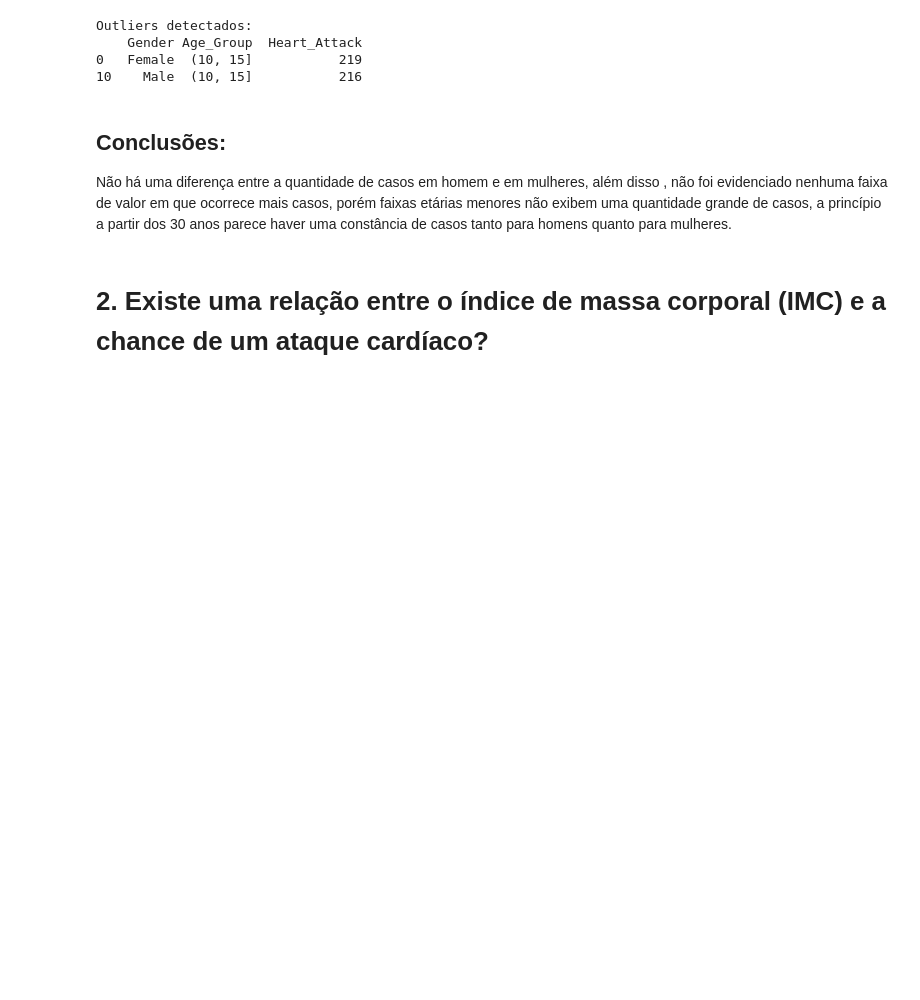
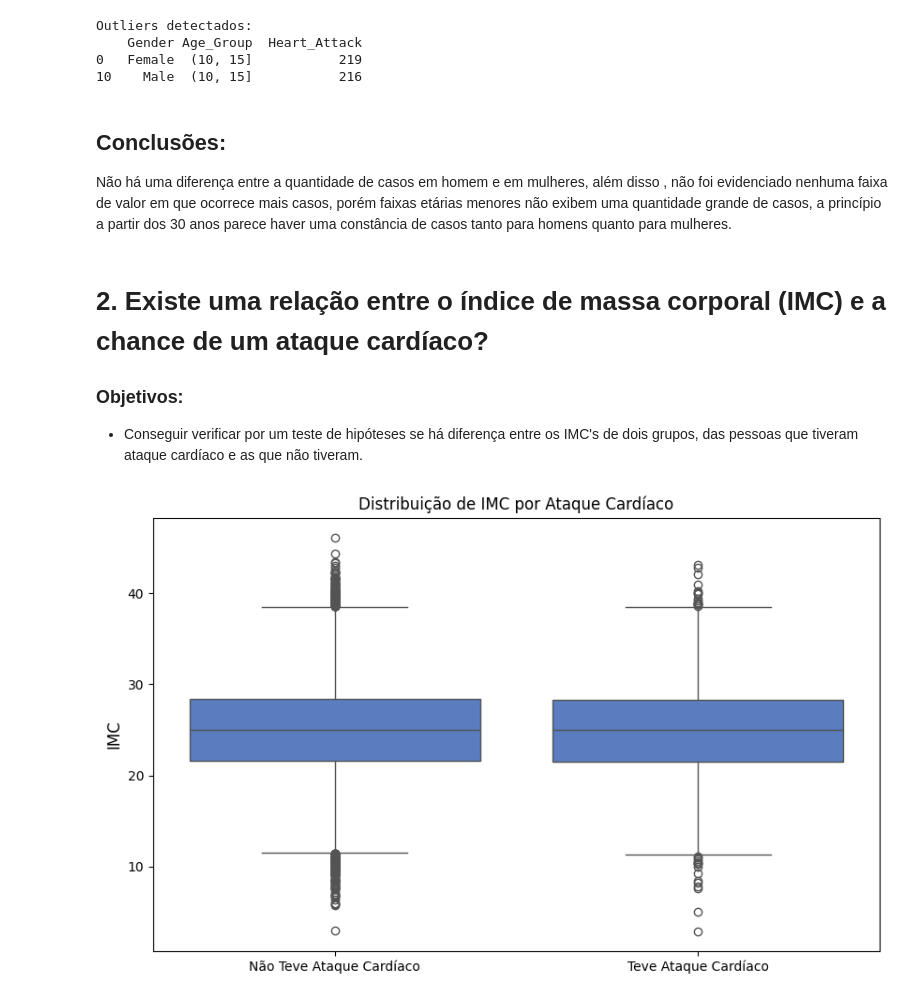
Before and after one commit to Gui-Leao/Heart-Attack-Prediction, a Jupyter notebook: EDA.ipynb, the cells around one changed output. Drawn from its saved outputs; the diff is of its cells as text; code cells hidden in the pictures; blank space fills up the shorter version.

```diff
--- a/EDA.ipynb
+++ b/EDA.ipynb
@@ -230,3 +232,5 @@ Outliers detectados:
 Não há uma diferença entre a quantidade de casos em homem e em mulheres, além disso , não foi evidenciado nenhuma faixa de valor em que ocorrece mais casos, porém faixas etárias menores não exibem uma quantidade grande de casos, a princípio a partir dos 30 anos parece haver uma constância de casos tanto para homens quanto para mulheres.
 # %% [markdown]
 # 2. Existe uma relação entre o índice de massa corporal (IMC) e a chance de um ataque cardíaco?
+### Objetivos:
+- Conseguir verificar por um teste de hipóteses se há diferença entre os IMC's de dois grupos, das pessoas que tiveram ataque cardíaco e as que não tiveram.
@@ -232,0 +243,16 @@ Não há uma diferença entre a quantidade de casos em homem e em mulheres, alé
+# %%
+# Criando um boxplot
+plt.figure(figsize=(10, 6))
+ax = sns.boxplot(x='Heart_Attack',y='BMI',data = df)
+
+# Trocando o que false e true
+ax.set_xticks([0, 1], ['Não Teve Ataque Cardíaco', 'Teve Ataque Cardíaco'])
+
+# Nomeando o gráfico
+ax.set_ylabel('IMC',fontsize = 12)
+ax.set_xlabel('')
+ax.set_title('Distribuição de IMC por Ataque Cardíaco')
+
+plt.show()
+# %% [output]
+[figure, added]
```
Also changed, not shown: parts of 17 cells of this notebook.
